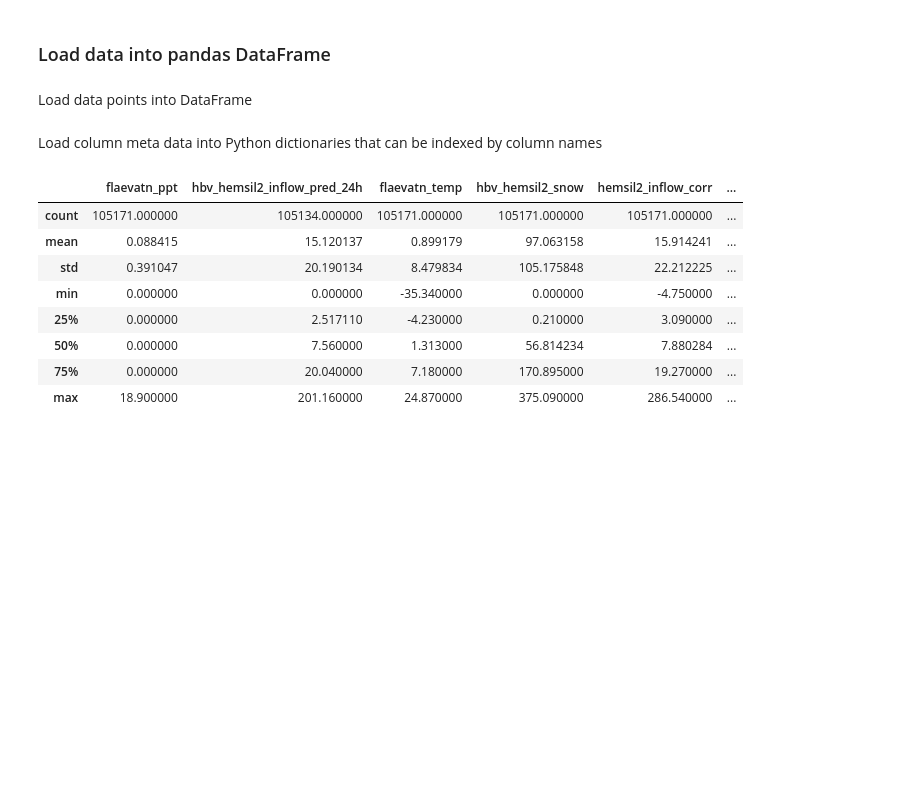
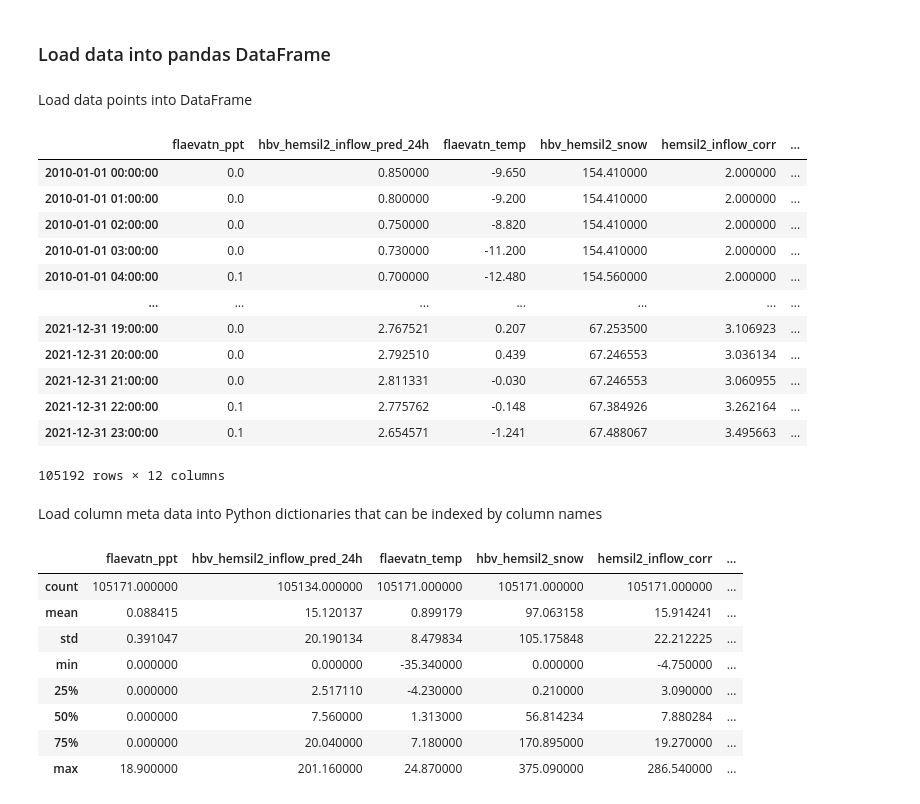
Before and after one commit to krisbrud/norwai-innovate-hackathon-2022, a Jupyter notebook: Getting Started.ipynb, the cells around one changed output. Saved outputs shown, nothing was run; the diff lists cells and outputs as text; code cells hidden in the pictures; blank space fills up the shorter version.

```diff
--- a/Getting Started.ipynb
+++ b/Getting Started.ipynb
@@ -36,6 +36,21 @@ meta_data_path = data_dir / "ts_info.csv"
 Load data points into DataFrame
 # %%
 data_df = pd.read_csv(data_path, sep=',', parse_dates=True, index_col=0)
+data_df
+# %% [output]
+|  | flaevatn_ppt | hbv_hemsil2_inflow_pred_24h | flaevatn_temp | hbv_hemsil2_snow | hemsil2_inflow_corr | ... |
+| 2010-01-01 00:00:00 | 0.0 | 0.850000 | -9.650 | 154.410000 | 2.000000 | ... |
+| 2010-01-01 01:00:00 | 0.0 | 0.800000 | -9.200 | 154.410000 | 2.000000 | ... |
+| 2010-01-01 02:00:00 | 0.0 | 0.750000 | -8.820 | 154.410000 | 2.000000 | ... |
+| 2010-01-01 03:00:00 | 0.0 | 0.730000 | -11.200 | 154.410000 | 2.000000 | ... |
+| 2010-01-01 04:00:00 | 0.1 | 0.700000 | -12.480 | 154.560000 | 2.000000 | ... |
+| ... | ... | ... | ... | ... | ... | ... |
+| 2021-12-31 19:00:00 | 0.0 | 2.767521 | 0.207 | 67.253500 | 3.106923 | ... |
+| 2021-12-31 20:00:00 | 0.0 | 2.792510 | 0.439 | 67.246553 | 3.036134 | ... |
+| 2021-12-31 21:00:00 | 0.0 | 2.811331 | -0.030 | 67.246553 | 3.060955 | ... |
+| 2021-12-31 22:00:00 | 0.1 | 2.775762 | -0.148 | 67.384926 | 3.262164 | ... |
+| 2021-12-31 23:00:00 | 0.1 | 2.654571 | -1.241 | 67.488067 | 3.495663 | ... |
+105192 rows × 12 columns
 # %% [markdown]
 Load column meta data into Python dictionaries that can be indexed by column names
 # %%
```
Also changed, not shown: parts of 10 cells of this notebook.
